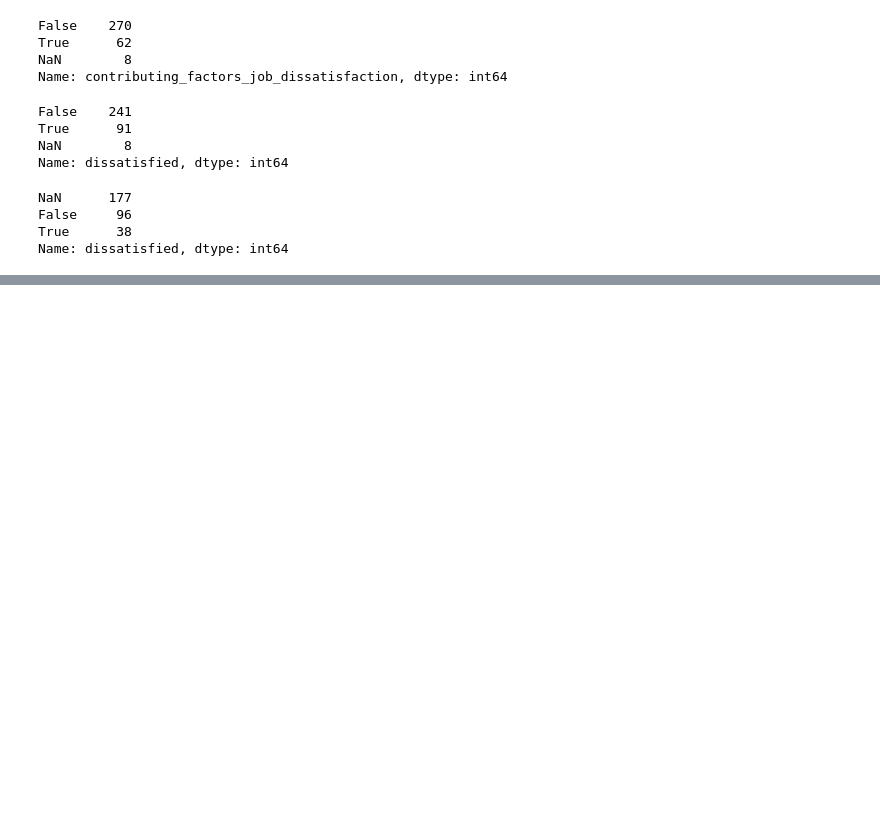
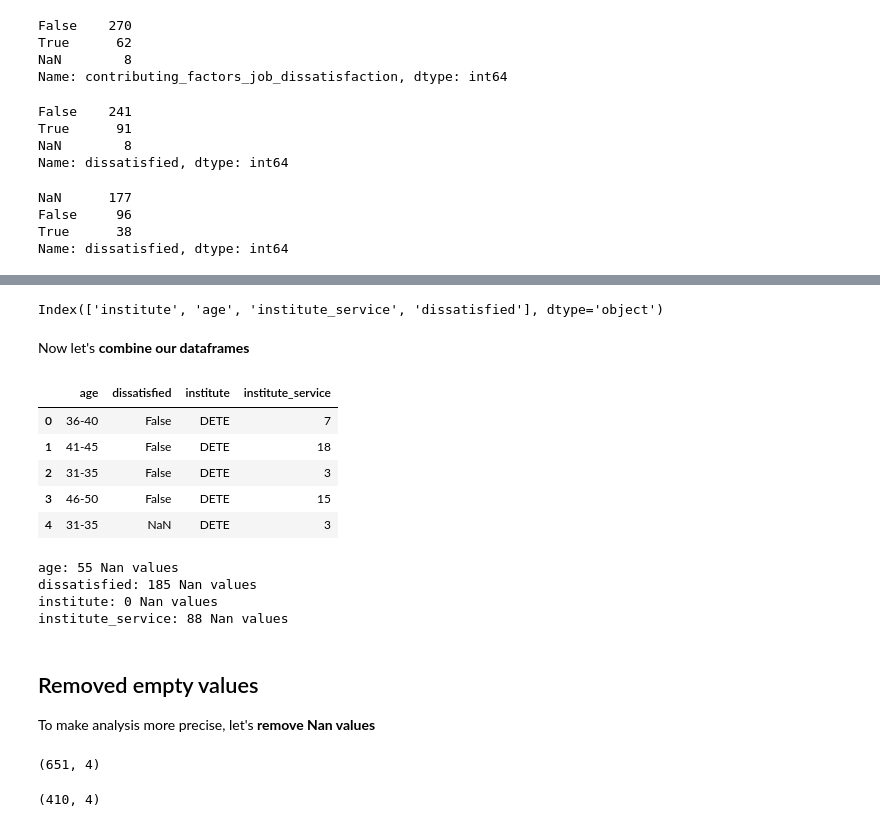
Before and after one commit to eugene-petrash/employees-resigning, a Jupyter notebook: main.ipynb, the cells around one changed output, grey strips where cells are left out. Drawn from its saved outputs; the diff is of its cells as text; code cells hidden in the pictures; blank space fills up the shorter version.

Commit message:
Finall analysis and conclusions

```diff
--- a/main.ipynb
+++ b/main.ipynb
@@ -526,0 +548,3 @@ Name: dissatisfied, dtype: int64
+# %%
+dete_resignations["institute"] = "DETE"
+tafe_resignations["institute"] = "TAFE"
@@ -526,0 +569,15 @@ Name: dissatisfied, dtype: int64
+# %%
+dete_resignations_copy = dete_resignations.copy()
+colums_to_remove = ['id', 'separationtype', 'cease_date', 'dete_start_date',
+       'role_start_date', 'position', 'classification', 'region',
+       'business_unit', 'employment_status', 'career_move_to_public_sector',
+       'career_move_to_private_sector', 'interpersonal_conflicts',
+       'job_dissatisfaction', 'dissatisfaction_with_the_department',
+       'physical_work_environment', 'lack_of_recognition',
+       'lack_of_job_security', 'work_location', 'employment_conditions',
+       'maternity/family', 'relocation', 'study/travel', 'ill_health',
+       'traumatic_incident', 'work_life_balance', 'workload',
+       'none_of_the_above', 'gender', 'aboriginal', 'torres_strait',
+       'south_sea', 'disability', 'nesb']
+dete_resignations_updated = dete_resignations_copy.drop(colums_to_remove, axis=1)
+dete_resignations_updated.columns
@@ -526,0 +603,45 @@ Name: dissatisfied, dtype: int64
+# %%
+tafe_resignations_copy = tafe_resignations.copy()
+colums_to_remove = ['id', 'workarea', 'cease_date', 'separationtype',
+       'contributing_factors_career_move_public_sector',
+       'contributing_factors_career_move_private_sector',
+       'contributing_factors_career_move_selfemployment',
+       'contributing_factors_ill_health',
+       'contributing_factors_maternity_or_family',
+       'contributing_factors_dissatisfaction',
+       'contributing_factors_job_dissatisfaction',
+       'contributing_factors_interpersonal_conflict',
+       'contributing_factors_study', 'contributing_factors_travel',
+       'contributing_factors_other', 'contributing_factors_none', 'gender',
+       'employment_status', 'position',
+       'role_service']
+tafe_resignations_updated = tafe_resignations_copy.drop(colums_to_remove, axis=1)
+tafe_resignations_updated.columns
+# %% [output]
+Index(['institute', 'age', 'institute_service', 'dissatisfied'], dtype='object')
+# %% [markdown]
+Now let's __combine our dataframes__
+# %%
+combined = pd.concat([dete_resignations_updated, tafe_resignations_updated], axis=0, ignore_index=True, sort=True)
+combined.head()
+# %% [output]
+|  | age | dissatisfied | institute | institute_service |
+| 0 | 36-40 | False | DETE | 7 |
+| 1 | 41-45 | False | DETE | 18 |
+| 2 | 31-35 | False | DETE | 3 |
+| 3 | 46-50 | False | DETE | 15 |
+| 4 | 31-35 | NaN | DETE | 3 |
+# %%
+for column in combined.columns:
+    print("%s: %s Nan values" % (
+        column, combined[column].isnull().sum())
+         )
+# %% [output]
+age: 55 Nan values
+dissatisfied: 185 Nan values
+institute: 0 Nan values
+institute_service: 88 Nan values
+# %% [markdown]
+## Removed empty values
+
+To make analysis more precise, let's __remove Nan values__
@@ -526,0 +651,8 @@ Name: dissatisfied, dtype: int64
+# %%
+combined.shape
+# %% [output]
+(651, 4)
+# %%
+combined_clear.shape
+# %% [output]
+(410, 4)
```
Also changed, not shown: parts of 26 cells of this notebook.
